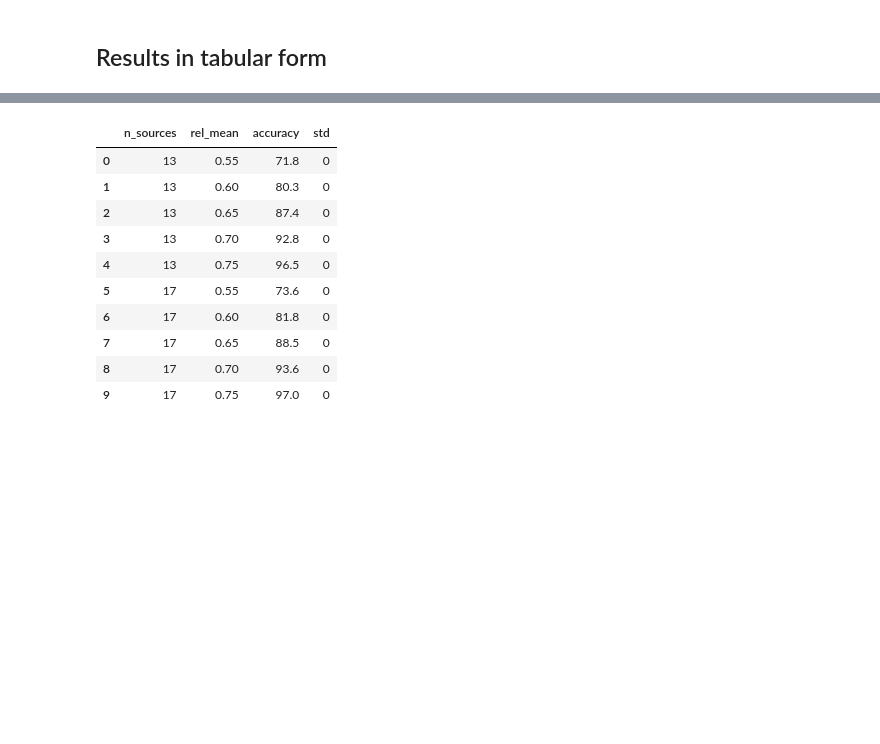
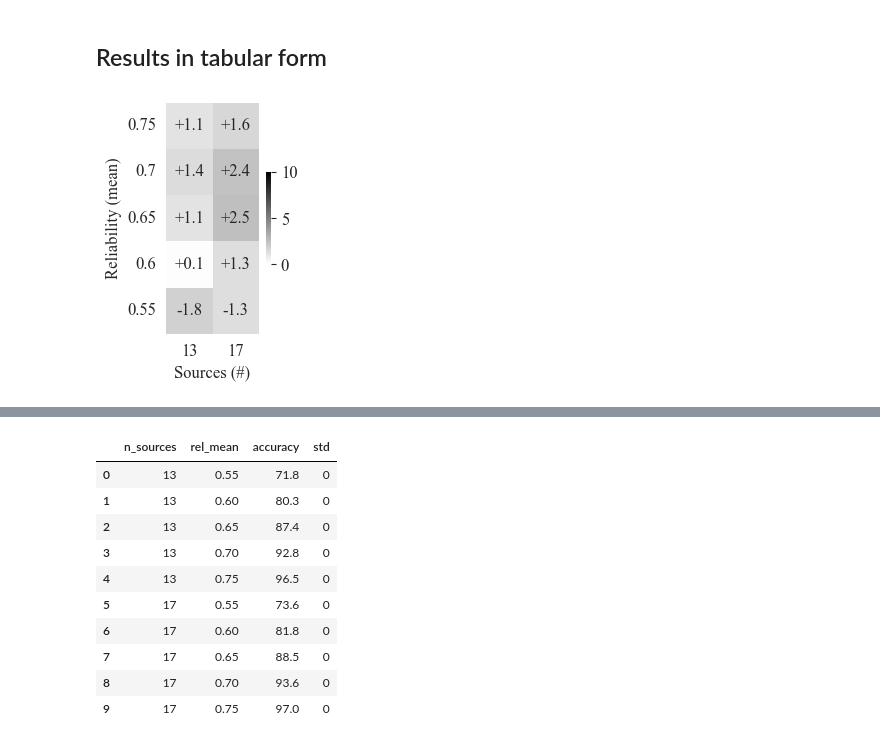
Before and after one commit to HeinDuijf/DiversityAbility, a Jupyter notebook: DataAnalysis.ipynb, the cells around one changed output, grey strips where cells are left out. Saved outputs shown, nothing was run; the diff lists cells and outputs as text; code cells hidden in the pictures; blank space fills up the shorter version.

```diff
--- a/DataAnalysis.ipynb
+++ b/DataAnalysis.ipynb
@@ -25,3 +25,7 @@ from figures_scripts.heatmap import visualize_heatmap
 I think that the appropriate *non-parametric* statistical test is the Wilcoxon test ([Wikipedia](https://en.wikipedia.org/wiki/Wilcoxon_signed-rank_test)). When comparing the expert team to a set of diverse teams, we use the one-sample Wilcoxon test. When comparing the performance of the diverse team for different deliberative mechanisms, we use the paired Wilcoxon test.
 # %% [markdown]
 ## Results in tabular form
+# %%
+visualize_heatmap(outcome="accuracy", diverse_team_type="qualified_diverse_90", show=True)
+# %% [output]
+[figure, added]
```
Also changed, not shown: parts of 21 cells of this notebook.
